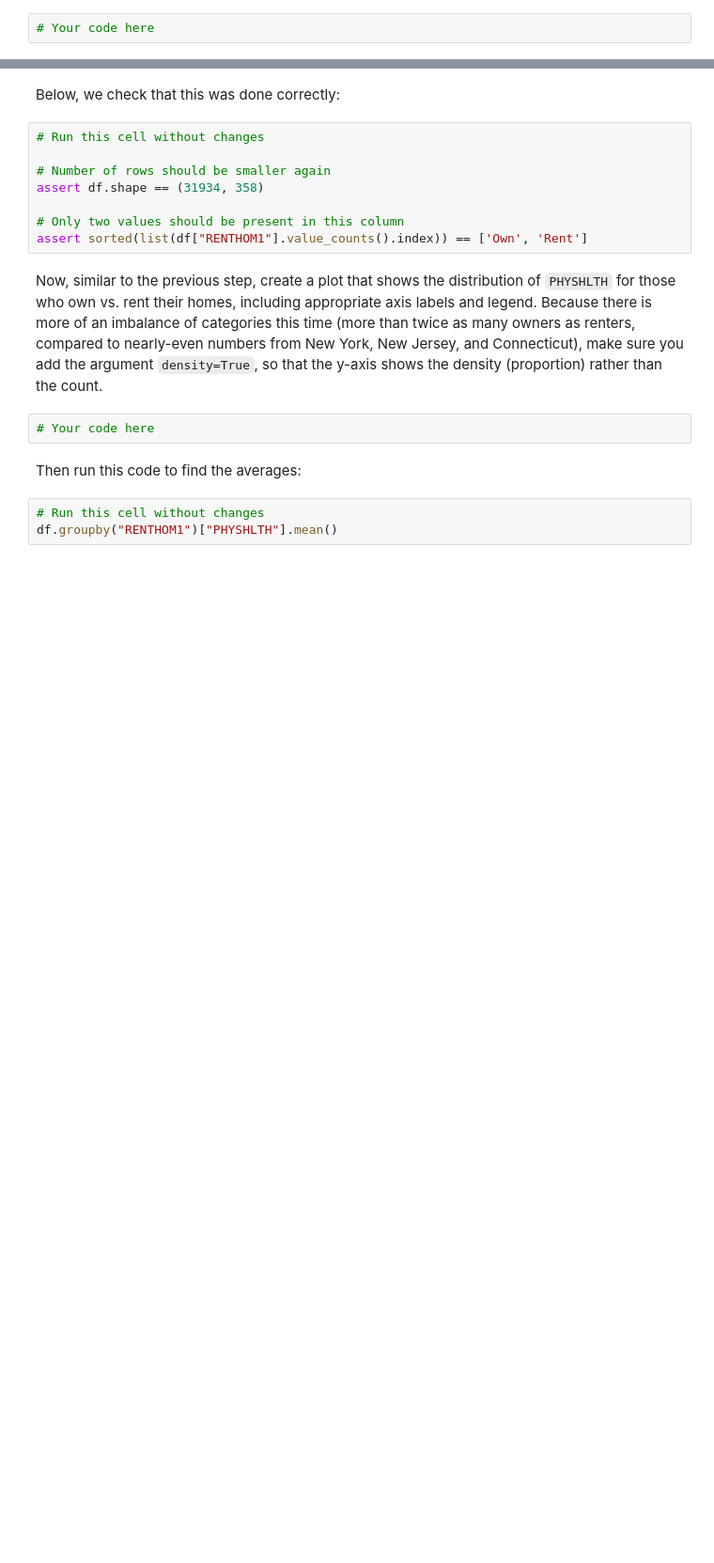
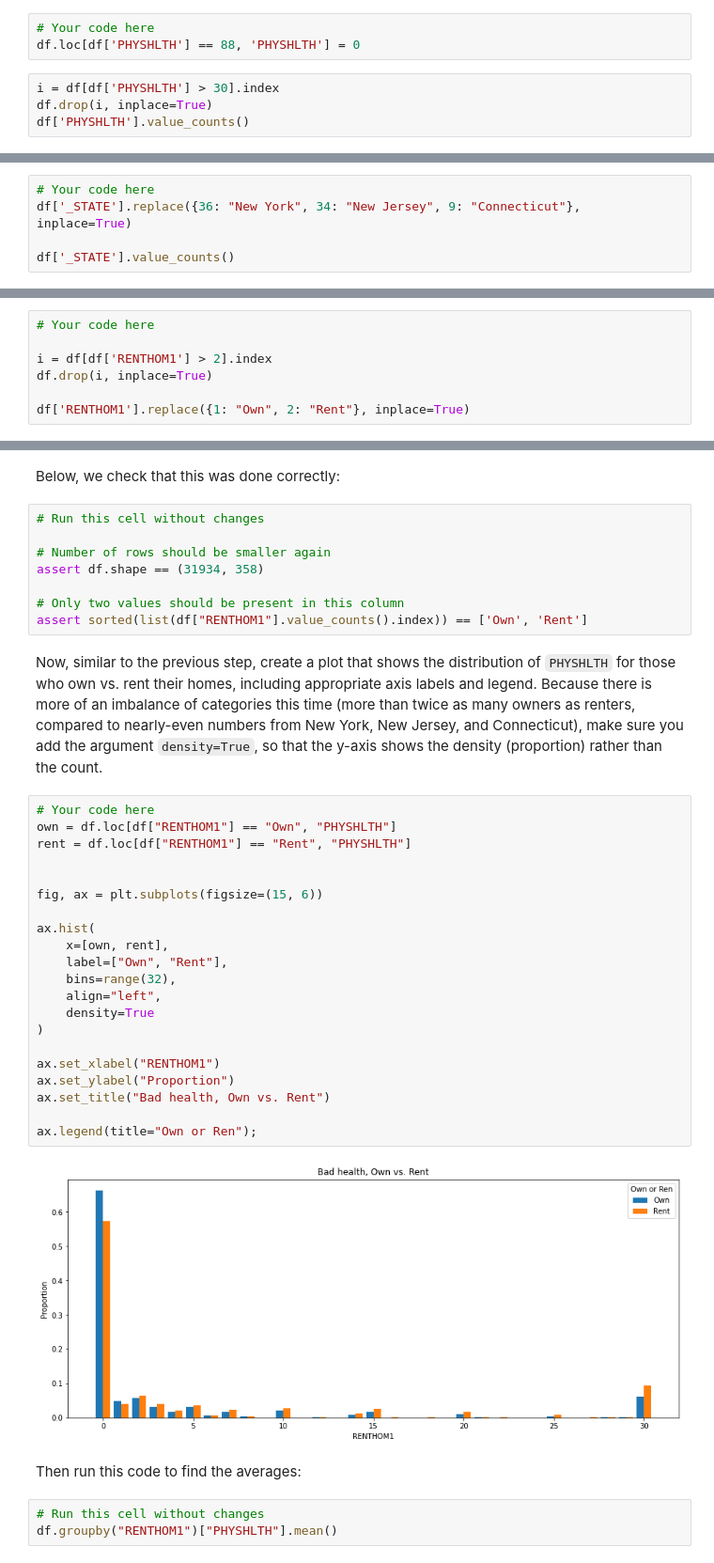
Before and after one commit to learn-co-curriculum/dsc-hypothesis-testing-lab, a Jupyter notebook: index.ipynb, the cells around one changed output, grey strips where cells are left out. Shown at 94% size. Drawn from its saved outputs; the diff is of its cells as text; blank space fills up the shorter version.

```diff
--- a/index.ipynb
+++ b/index.ipynb
@@ -111,3 +140,8 @@ Look in the data dictionary, page 17, to understand what is happening with these
 * All other records are dropped (i.e. records with `Don't know/Not sure`, `Refused`, and `Not asked or Missing` value labels for `PHYSHLTH` are dropped)
 # %%
 # Your code here
+df.loc[df['PHYSHLTH'] == 88, 'PHYSHLTH'] = 0
+# %%
+i = df[df['PHYSHLTH'] > 30].index
+df.drop(i, inplace=True)
+df['PHYSHLTH'].value_counts()
@@ -148,0 +216,5 @@ Look in the data dictionary, pages 2-3, to determine which states map onto which
+# %%
+# Your code here
+df['_STATE'].replace({36: "New York", 34: "New Jersey", 9: "Connecticut"}, inplace=True)
+
+df['_STATE'].value_counts()
@@ -244,3 +348,10 @@ In the cell below, modify `df` so that we have dropped all records where the `RE
+# %%
+# Your code here
+
+i = df[df['RENTHOM1'] > 2].index
+df.drop(i, inplace=True)
+
+df['RENTHOM1'].replace({1: "Own", 2: "Rent"}, inplace=True)
 # %%
 # Run this cell without changes
 df["RENTHOM1"].value_counts()
@@ -256,8 +371,29 @@ assert df.shape == (31934, 358)
 assert sorted(list(df["RENTHOM1"].value_counts().index)) == ['Own', 'Rent']
 # %% [markdown]
 Now, similar to the previous step, create a plot that shows the distribution of `PHYSHLTH` for those who own vs. rent their homes, including appropriate axis labels and legend. Because there is more of an imbalance of categories this time (more than twice as many owners as renters, compared to nearly-even numbers from New York, New Jersey, and Connecticut), make sure you add the argument `density=True`, so that the y-axis shows the density (proportion) rather than the count.
-# %%
-# Your code here
+# %%
+# Your code here
+own = df.loc[df["RENTHOM1"] == "Own", "PHYSHLTH"]
+rent = df.loc[df["RENTHOM1"] == "Rent", "PHYSHLTH"]
+
+
+fig, ax = plt.subplots(figsize=(15, 6))
+
+ax.hist(
+    x=[own, rent],
+    label=["Own", "Rent"],
+    bins=range(32),
+    align="left",
+    density=True
+)
+
+ax.set_xlabel("RENTHOM1")
+ax.set_ylabel("Proportion")
+ax.set_title("Bad health, Own vs. Rent")
+
+ax.legend(title="Own or Ren");
+# %% [output]
+[figure, added]
 # %% [markdown]
 Then run this code to find the averages:
 # %%
```
Also changed, not shown: parts of 37 cells of this notebook.
